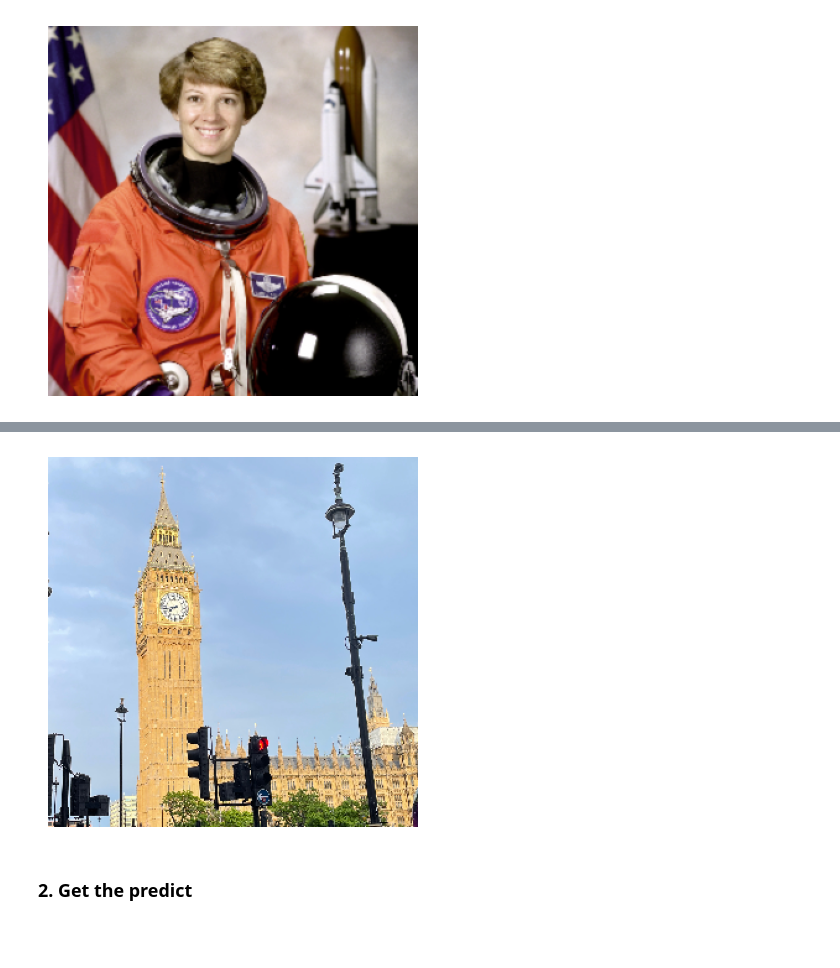
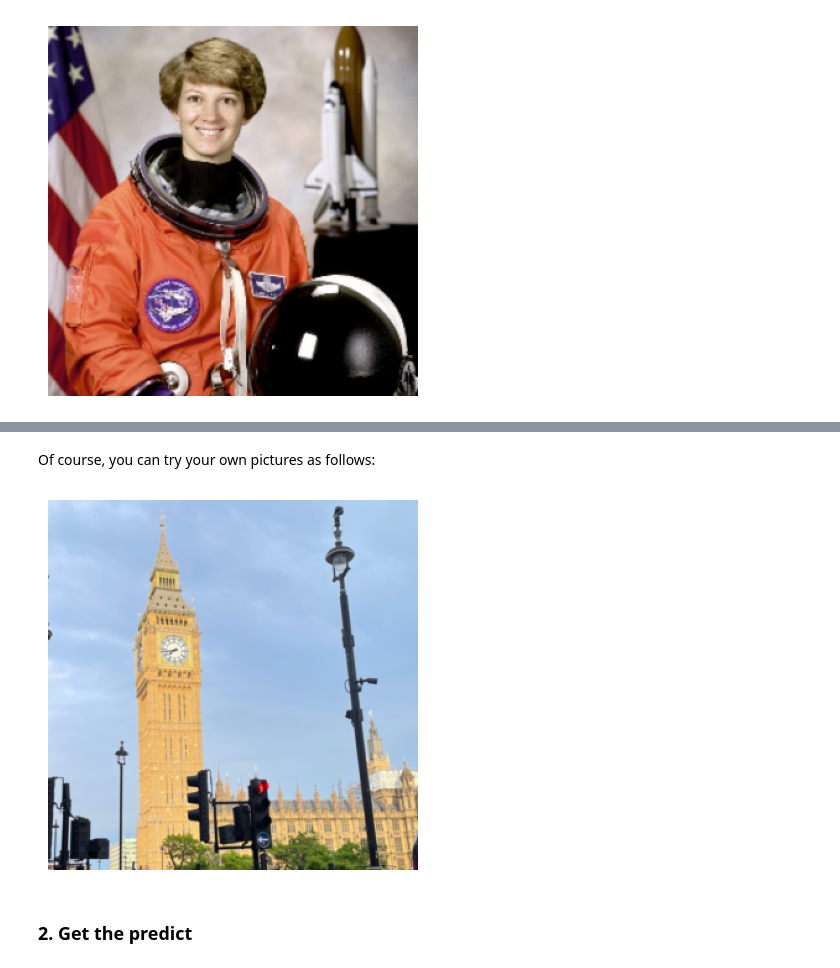
Before and after one commit to finnik74/LIME-demo, a Jupyter notebook: LIME_demo.ipynb, the cells around one changed output, grey strips where cells are left out. Saved outputs shown, nothing was run; the diff lists cells and outputs as text; code cells hidden in the pictures; blank space fills up the shorter version.

Commit message:
lime-demo

```diff
--- a/LIME_demo.ipynb
+++ b/LIME_demo.ipynb
@@ -32,23 +20,37 @@ plt.show()
+# %% [markdown]
+Of course, you can try your own pictures as follows:
 # %%
-from keras.applications import inception_v3 as inc_net
-from keras.preprocessing import image
-def transform_img_fn(path_list):
-    out = []
-    for img_path in path_list:
-        img = image.load_img(img_path, target_size=(299, 299))
-        x = image.img_to_array(img)
-        x = np.expand_dims(x, axis=0)
-        x = inc_net.preprocess_input(x)
-        out.append(x)
-    return np.vstack(out)
-
-images = transform_img_fn(['data/bigBen.jpeg'])
+import skimage
+image = skimage.io.imread('data/bigBen.jpeg')
+image = img_as_float(image)
+image = resize(image, (299, 299))
+image = np.array([image])
 
 plt.axis('off')
-plt.imshow(images[0]/2+0.5)
+plt.imshow(image[0])
 plt.show()
+
+# or marcotcr (LIME's author) 's methods (It may be adjusted according to the version of tensorflow):
+
+# from keras.preprocessing import image
+#
+# def transform_img_fn(path_list):
+#     out = []
+#     for img_path in path_list:
+#         img = image.load_img(img_path, target_size=(299, 299))
+#         x = image.img_to_array(img)
+#         x = np.expand_dims(x, axis=0)
+#         x = inc_net.preprocess_input(x)
+#         out.append(x)
+#     return np.vstack(out)
+#
+# images = transform_img_fn(['data/times.jpeg'])
+#
+# plt.axis('off')
+# plt.imshow(images[0]/2+0.5)
+# plt.show()
 # %% [output]
-[figure, old version]
+[figure, new version]
 # %% [markdown]
 ### 2. Get the predict
 # %%
```
Also changed, not shown: parts of 8 cells of this notebook.
